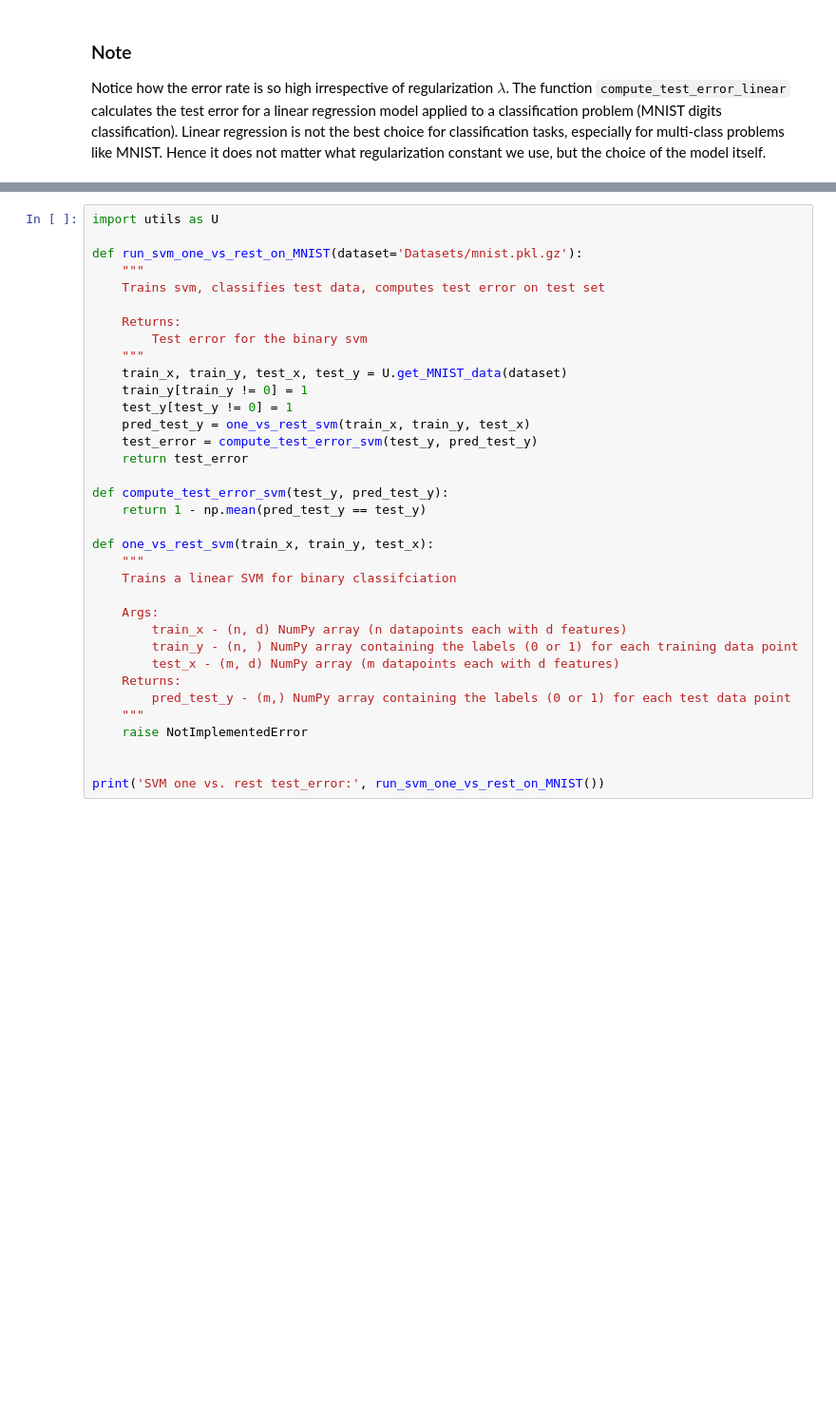
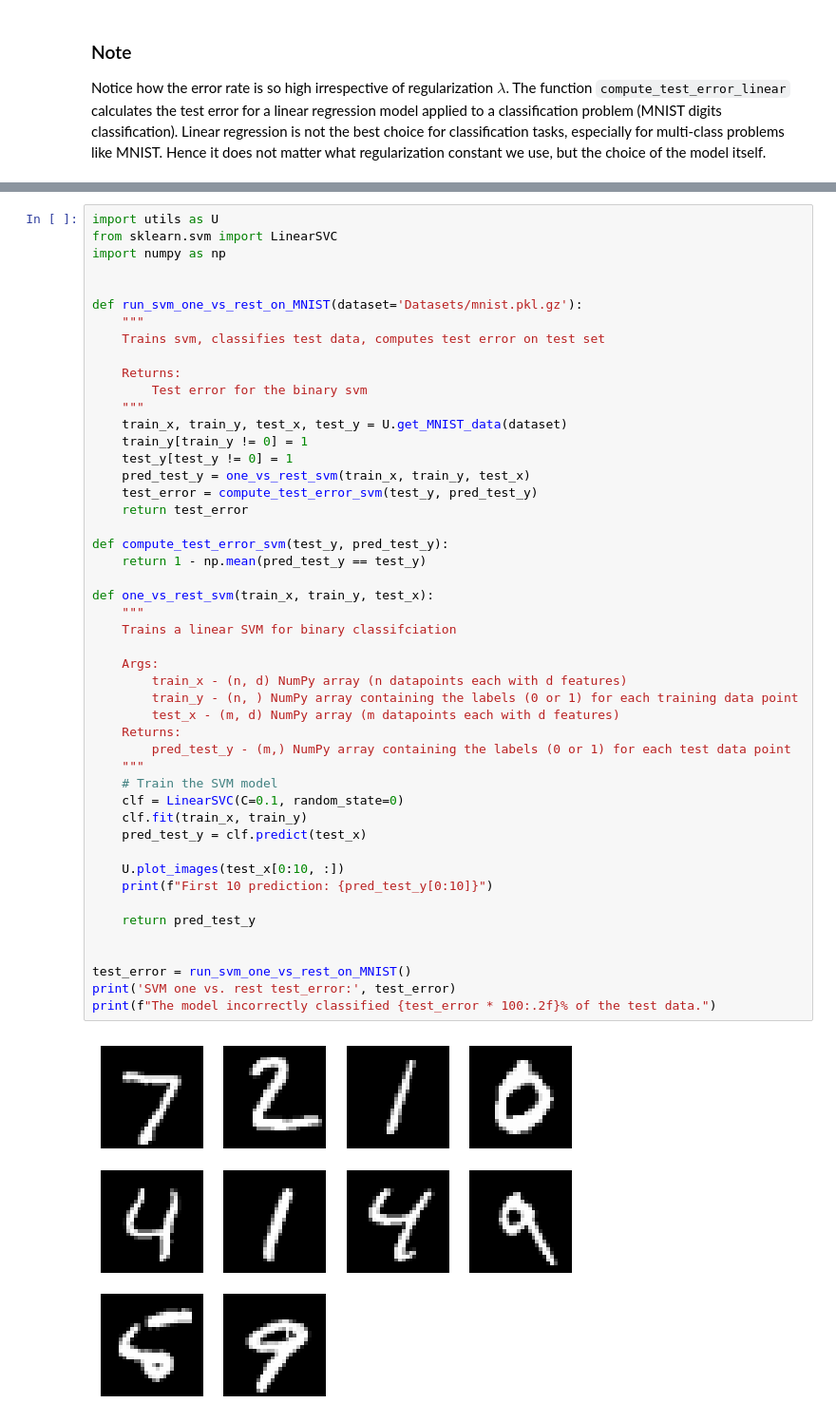
Before and after one commit to N0-man/MIT-MachineLearning-MicroMasters, a Jupyter notebook: Project 2 Digit Recognition/mnist/mnist.ipynb, the cells around one changed output, grey strips where cells are left out. Shown at 95% size. Cells and saved outputs as stored; diff of their text form; blank space fills up the shorter version.

```diff
--- a/Project 2 Digit Recognition/mnist/mnist.ipynb
+++ b/Project 2 Digit Recognition/mnist/mnist.ipynb
@@ -214,36 +226,50 @@ The objective is to minimize $\|\mathbf{w}\|$ subject to $y_i(\mathbf{w} \cdot \
 # %%
 import utils as U
+from sklearn.svm import LinearSVC
+import numpy as np
+
 
 def run_svm_one_vs_rest_on_MNIST(dataset='Datasets/mnist.pkl.gz'):
     """
     Trains svm, classifies test data, computes test error on test set
 
     Returns:
         Test error for the binary svm
     """
     train_x, train_y, test_x, test_y = U.get_MNIST_data(dataset)
     train_y[train_y != 0] = 1
     test_y[test_y != 0] = 1
     pred_test_y = one_vs_rest_svm(train_x, train_y, test_x)
     test_error = compute_test_error_svm(test_y, pred_test_y)
     return test_error
 
 def compute_test_error_svm(test_y, pred_test_y):
     return 1 - np.mean(pred_test_y == test_y)
 
 def one_vs_rest_svm(train_x, train_y, test_x):
     """
     Trains a linear SVM for binary classifciation
 
     Args:
         train_x - (n, d) NumPy array (n datapoints each with d features)
         train_y - (n, ) NumPy array containing the labels (0 or 1) for each training data point
         test_x - (m, d) NumPy array (m datapoints each with d features)
     Returns:
         pred_test_y - (m,) NumPy array containing the labels (0 or 1) for each test data point
     """
-    raise NotImplementedError
+    # Train the SVM model
+    clf = LinearSVC(C=0.1, random_state=0)
+    clf.fit(train_x, train_y)
+    pred_test_y = clf.predict(test_x)
+
+    U.plot_images(test_x[0:10, :])
+    print(f"First 10 prediction: {pred_test_y[0:10]}")
+
+    return pred_test_y
 
 
-print('SVM one vs. rest test_error:', run_svm_one_vs_rest_on_MNIST())
+test_error = run_svm_one_vs_rest_on_MNIST()
+print('SVM one vs. rest test_error:', test_error)
+print(f"The model incorrectly classified {test_error * 100:.2f}% of the test data.")
 # %% [output]
+[figure, added]
```
Also changed, not shown: parts of 12 cells of this notebook, 1 other file.
